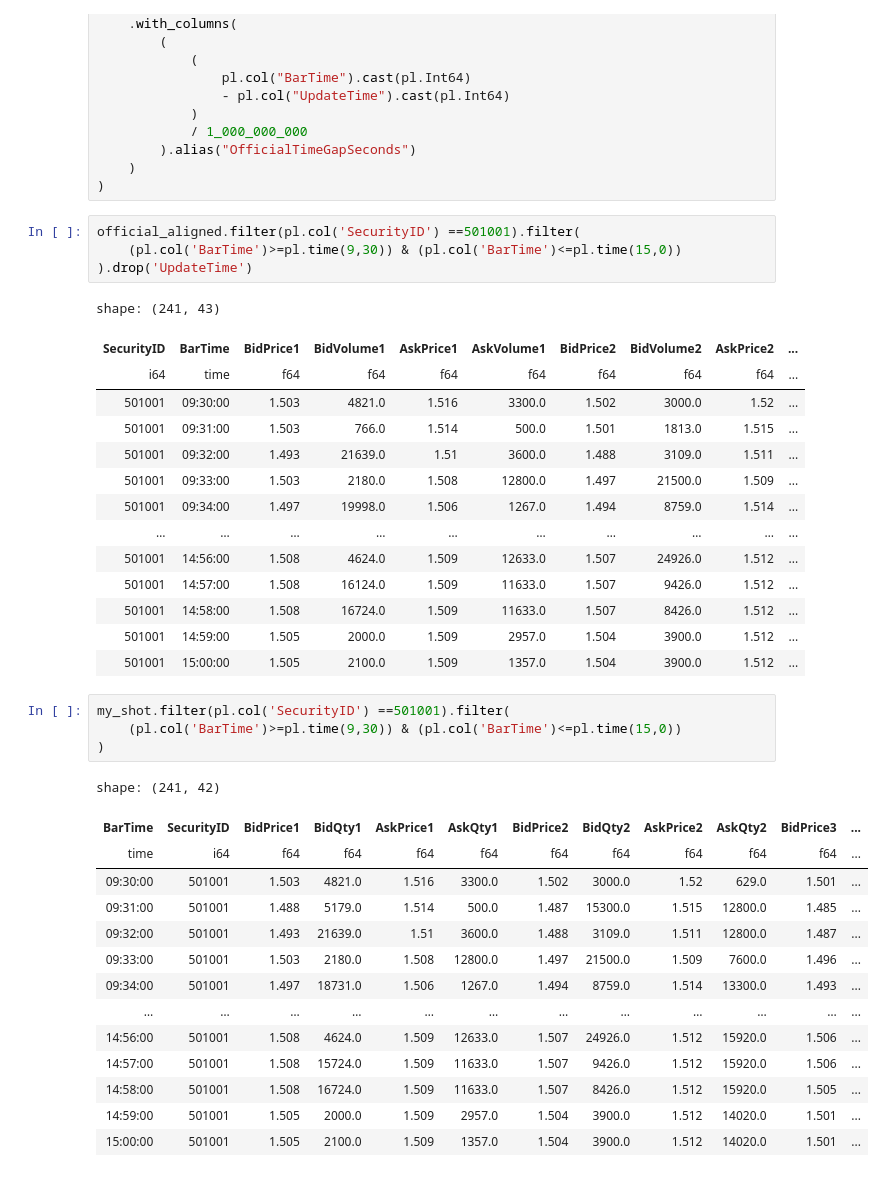
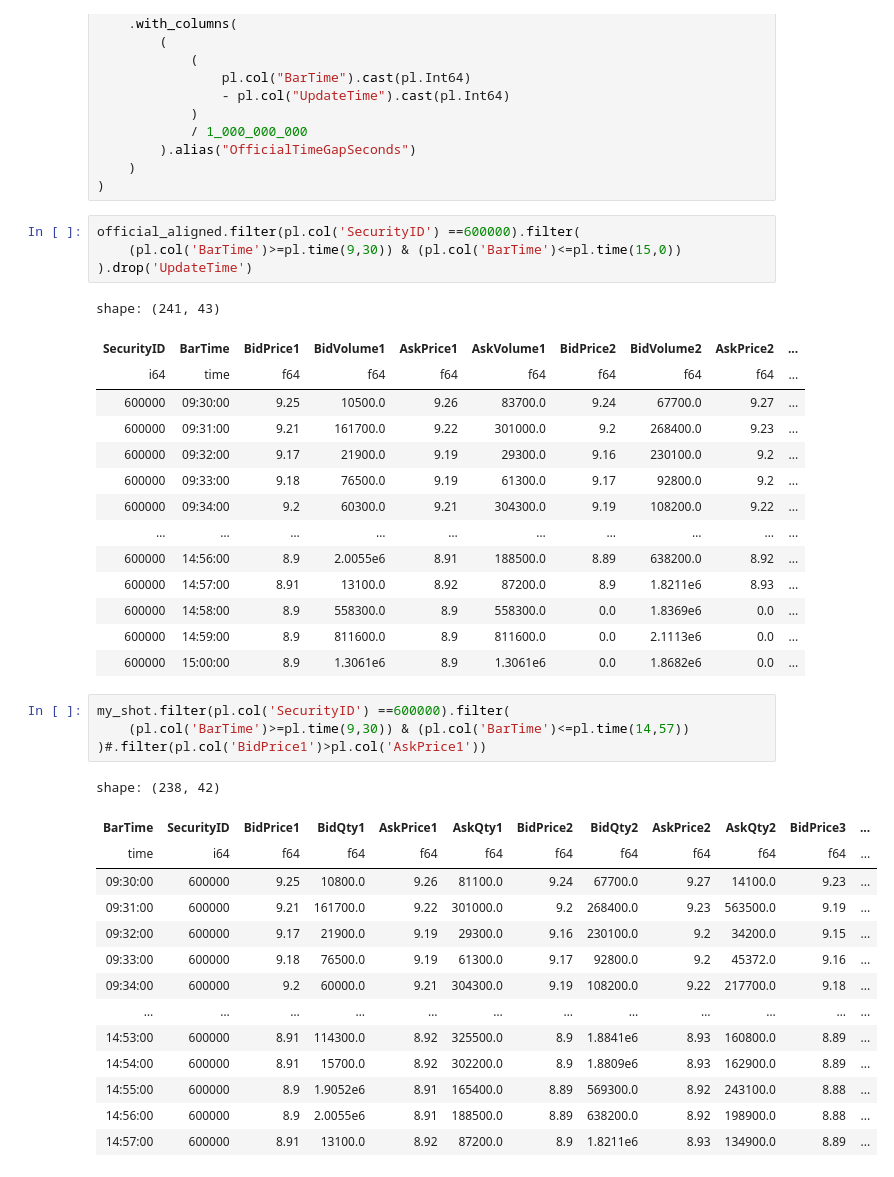
Before and after one commit to Xujy424/research2workflow, a Jupyter notebook: v2/dataloader/test.ipynb, the cells around one changed output. Saved outputs shown, nothing was run; the diff lists cells and outputs as text.

```diff
--- a/v2/dataloader/test.ipynb
+++ b/v2/dataloader/test.ipynb
@@ -582,40 +593,40 @@ official_aligned = (
     )
 )
 # %%
-official_aligned.filter(pl.col('SecurityID') ==501001).filter(
+official_aligned.filter(pl.col('SecurityID') ==600000).filter(
     (pl.col('BarTime')>=pl.time(9,30)) & (pl.col('BarTime')<=pl.time(15,0))
 ).drop('UpdateTime')
 # %% [output]
 shape: (241, 43)
 | SecurityID | BarTime | BidPrice1 | BidVolume1 | AskPrice1 | AskVolume1 | BidPrice2 | BidVolume2 | AskPrice2 | ... |
 | i64 | time | f64 | f64 | f64 | f64 | f64 | f64 | f64 | ... |
-| 501001 | 09:30:00 | 1.503 | 4821.0 | 1.516 | 3300.0 | 1.502 | 3000.0 | 1.52 | ... |
-| 501001 | 09:31:00 | 1.503 | 766.0 | 1.514 | 500.0 | 1.501 | 1813.0 | 1.515 | ... |
-| 501001 | 09:32:00 | 1.493 | 21639.0 | 1.51 | 3600.0 | 1.488 | 3109.0 | 1.511 | ... |
-| 501001 | 09:33:00 | 1.503 | 2180.0 | 1.508 | 12800.0 | 1.497 | 21500.0 | 1.509 | ... |
-| 501001 | 09:34:00 | 1.497 | 19998.0 | 1.506 | 1267.0 | 1.494 | 8759.0 | 1.514 | ... |
+| 600000 | 09:30:00 | 9.25 | 10500.0 | 9.26 | 83700.0 | 9.24 | 67700.0 | 9.27 | ... |
+| 600000 | 09:31:00 | 9.21 | 161700.0 | 9.22 | 301000.0 | 9.2 | 268400.0 | 9.23 | ... |
+| 600000 | 09:32:00 | 9.17 | 21900.0 | 9.19 | 29300.0 | 9.16 | 230100.0 | 9.2 | ... |
+| 600000 | 09:33:00 | 9.18 | 76500.0 | 9.19 | 61300.0 | 9.17 | 92800.0 | 9.2 | ... |
+| 600000 | 09:34:00 | 9.2 | 60300.0 | 9.21 | 304300.0 | 9.19 | 108200.0 | 9.22 | ... |
 | … | … | … | … | … | … | … | … | … | ... |
-| 501001 | 14:56:00 | 1.508 | 4624.0 | 1.509 | 12633.0 | 1.507 | 24926.0 | 1.512 | ... |
-| 501001 | 14:57:00 | 1.508 | 16124.0 | 1.509 | 11633.0 | 1.507 | 9426.0 | 1.512 | ... |
-| 501001 | 14:58:00 | 1.508 | 16724.0 | 1.509 | 11633.0 | 1.507 | 8426.0 | 1.512 | ... |
-| 501001 | 14:59:00 | 1.505 | 2000.0 | 1.509 | 2957.0 | 1.504 | 3900.0 | 1.512 | ... |
-| 501001 | 15:00:00 | 1.505 | 2100.0 | 1.509 | 1357.0 | 1.504 | 3900.0 | 1.512 | ... |
+| 600000 | 14:56:00 | 8.9 | 2.0055e6 | 8.91 | 188500.0 | 8.89 | 638200.0 | 8.92 | ... |
+| 600000 | 14:57:00 | 8.91 | 13100.0 | 8.92 | 87200.0 | 8.9 | 1.8211e6 | 8.93 | ... |
+| 600000 | 14:58:00 | 8.9 | 558300.0 | 8.9 | 558300.0 | 0.0 | 1.8369e6 | 0.0 | ... |
+| 600000 | 14:59:00 | 8.9 | 811600.0 | 8.9 | 811600.0 | 0.0 | 2.1113e6 | 0.0 | ... |
+| 600000 | 15:00:00 | 8.9 | 1.3061e6 | 8.9 | 1.3061e6 | 0.0 | 1.8682e6 | 0.0 | ... |
 # %%
-my_shot.filter(pl.col('SecurityID') ==501001).filter(
-    (pl.col('BarTime')>=pl.time(9,30)) & (pl.col('BarTime')<=pl.time(15,0))
-)
+my_shot.filter(pl.col('SecurityID') ==600000).filter(
+    (pl.col('BarTime')>=pl.time(9,30)) & (pl.col('BarTime')<=pl.time(14,57))
+)#.filter(pl.col('BidPrice1')>pl.col('AskPrice1'))
 # %% [output]
-shape: (241, 42)
+shape: (238, 42)
 | BarTime | SecurityID | BidPrice1 | BidQty1 | AskPrice1 | AskQty1 | BidPrice2 | BidQty2 | AskPrice2 | AskQty2 | BidPrice3 | ... |
 | time | i64 | f64 | f64 | f64 | f64 | f64 | f64 | f64 | f64 | f64 | ... |
-| 09:30:00 | 501001 | 1.503 | 4821.0 | 1.516 | 3300.0 | 1.502 | 3000.0 | 1.52 | 629.0 | 1.501 | ... |
-| 09:31:00 | 501001 | 1.488 | 5179.0 | 1.514 | 500.0 | 1.487 | 15300.0 | 1.515 | 12800.0 | 1.485 | ... |
-| 09:32:00 | 501001 | 1.493 | 21639.0 | 1.51 | 3600.0 | 1.488 | 3109.0 | 1.511 | 12800.0 | 1.487 | ... |
-| 09:33:00 | 501001 | 1.503 | 2180.0 | 1.508 | 12800.0 | 1.497 | 21500.0 | 1.509 | 7600.0 | 1.496 | ... |
-| 09:34:00 | 501001 | 1.497 | 18731.0 | 1.506 | 1267.0 | 1.494 | 8759.0 | 1.514 | 13300.0 | 1.493 | ... |
+| 09:30:00 | 600000 | 9.25 | 10800.0 | 9.26 | 81100.0 | 9.24 | 67700.0 | 9.27 | 14100.0 | 9.23 | ... |
+| 09:31:00 | 600000 | 9.21 | 161700.0 | 9.22 | 301000.0 | 9.2 | 268400.0 | 9.23 | 563500.0 | 9.19 | ... |
+| 09:32:00 | 600000 | 9.17 | 21900.0 | 9.19 | 29300.0 | 9.16 | 230100.0 | 9.2 | 34200.0 | 9.15 | ... |
+| 09:33:00 | 600000 | 9.18 | 76500.0 | 9.19 | 61300.0 | 9.17 | 92800.0 | 9.2 | 45372.0 | 9.16 | ... |
+| 09:34:00 | 600000 | 9.2 | 60000.0 | 9.21 | 304300.0 | 9.19 | 108200.0 | 9.22 | 217700.0 | 9.18 | ... |
 | … | … | … | … | … | … | … | … | … | … | … | ... |
-| 14:56:00 | 501001 | 1.508 | 4624.0 | 1.509 | 12633.0 | 1.507 | 24926.0 | 1.512 | 15920.0 | 1.506 | ... |
-| 14:57:00 | 501001 | 1.508 | 15724.0 | 1.509 | 11633.0 | 1.507 | 9426.0 | 1.512 | 15920.0 | 1.506 | ... |
-| 14:58:00 | 501001 | 1.508 | 16724.0 | 1.509 | 11633.0 | 1.507 | 8426.0 | 1.512 | 15920.0 | 1.505 | ... |
-| 14:59:00 | 501001 | 1.505 | 2000.0 | 1.509 | 2957.0 | 1.504 | 3900.0 | 1.512 | 14020.0 | 1.501 | ... |
-| 15:00:00 | 501001 | 1.505 | 2100.0 | 1.509 | 1357.0 | 1.504 | 3900.0 | 1.512 | 14020.0 | 1.501 | ... |
+| 14:53:00 | 600000 | 8.91 | 114300.0 | 8.92 | 325500.0 | 8.9 | 1.8841e6 | 8.93 | 160800.0 | 8.89 | ... |
+| 14:54:00 | 600000 | 8.91 | 15700.0 | 8.92 | 302200.0 | 8.9 | 1.8809e6 | 8.93 | 162900.0 | 8.89 | ... |
+| 14:55:00 | 600000 | 8.9 | 1.9052e6 | 8.91 | 165400.0 | 8.89 | 569300.0 | 8.92 | 243100.0 | 8.88 | ... |
+| 14:56:00 | 600000 | 8.9 | 2.0055e6 | 8.91 | 188500.0 | 8.89 | 638200.0 | 8.92 | 198900.0 | 8.88 | ... |
+| 14:57:00 | 600000 | 8.91 | 13100.0 | 8.92 | 87200.0 | 8.9 | 1.8211e6 | 8.93 | 134900.0 | 8.89 | ... |
```
Also changed, not shown: parts of 2 cells of this notebook.
